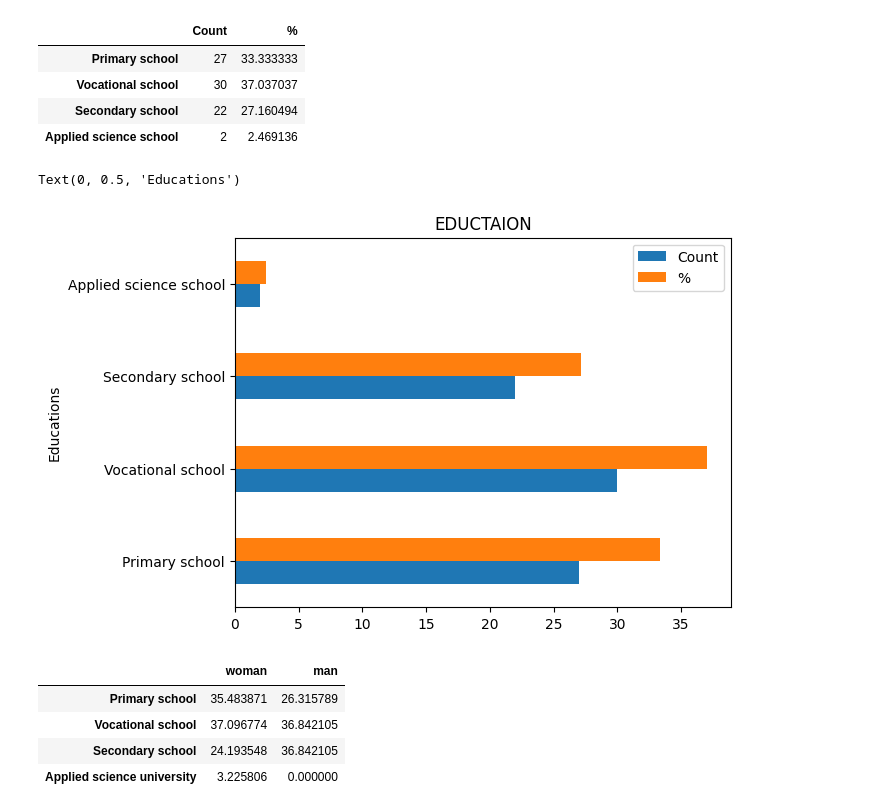
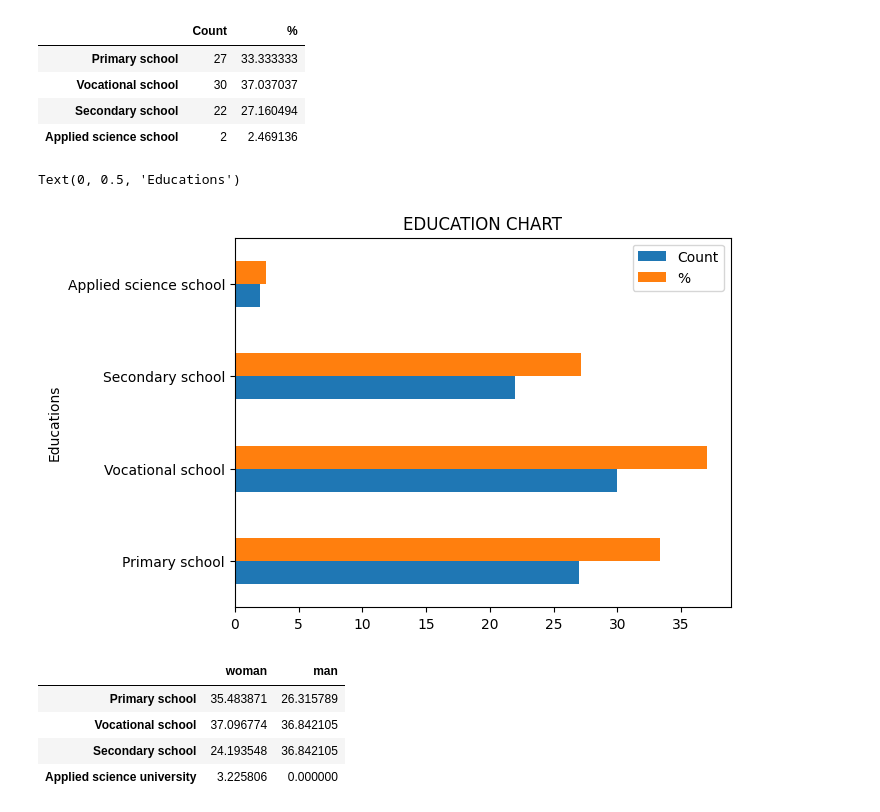
Before and after one commit to YSPLS/Tiedonk-sittely-pythonilla, a Jupyter notebook: code/project.ipynb, the cells around one changed output. Drawn from its saved outputs; the diff is of its cells as text; code cells hidden in the pictures.

```diff
--- a/code/project.ipynb
+++ b/code/project.ipynb
@@ -151,12 +152,12 @@ df4
 | Applied science school | 2 | 2.469136 |
 # %%
 df4.plot.barh()
-plt.title('EDUCTAION')
+plt.title('EDUCATION CHART')
 plt.xlabel('')
 plt.ylabel('Educations')
 # %% [output]
 Text(0, 0.5, 'Educations')
-[figure, old version]
+[figure, new version]
 # %%
 df4 = pd.crosstab(df['education'], df['gender'], normalize = 'columns') * 100
 df4.index = ['Primary school', 'Vocational school', 'Secondary school', 'Applied science university']
```
Also changed, not shown: parts of 4 cells of this notebook.
